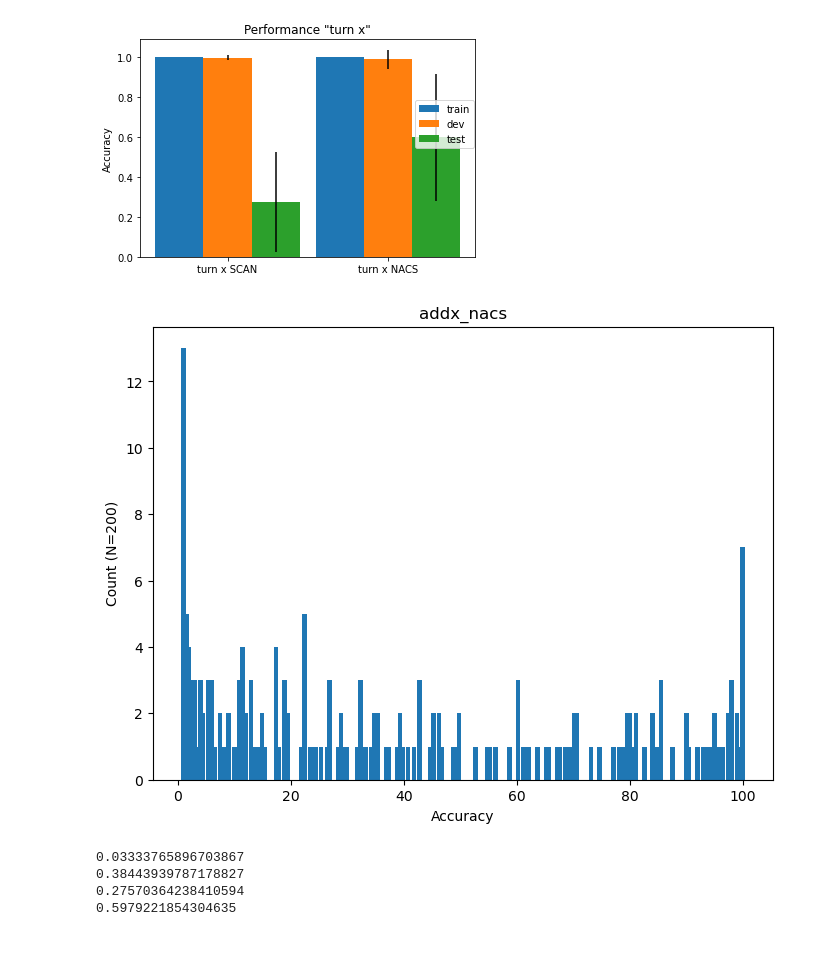
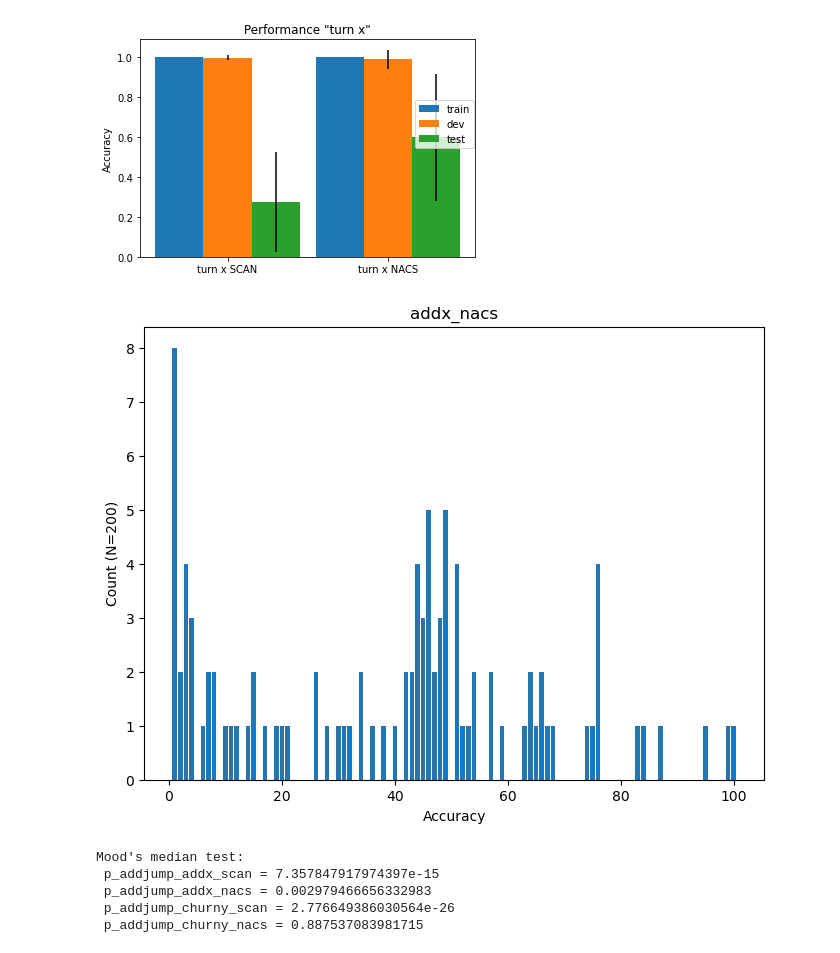
Before and after one commit to JanAthmer/Compositional-generalization-capabillity-of-Transformer, a Jupyter notebook: Results_addx_jump.ipynb, the cells around one changed output. Saved outputs shown, nothing was run; the diff lists cells and outputs as text; code cells hidden in the pictures.

Commit message:
Added Mood's median test since the results had skewed distributions.

```diff
--- a/Results_addx_jump.ipynb
+++ b/Results_addx_jump.ipynb
@@ -147,40 +149,42 @@ plt.show()
 # %% [output]
 [figure]
 # %%
-#Flattens the 2d array to 1d to get raw results of every epoch:
-Accuracy_2epochs = addx_nacs_test.flatten()
+Accuracy_2epochs = [addjump_nacs_test[i,1] for i in range(n_runs)]
 
 #Sets n to (the amount of runs) * (numper of epochs) and makes
-n = n_runs*2
+n = n_runs
 c = np.linspace(1,100,n)
 H = np.linspace(0,1,n+1)
 Count = np.zeros([n])
 
 #Count the number of measurements that fall within a 0.1 range.
 for i in range(n):
     for j in range(n):
         if H[j] <= Accuracy_2epochs[i] <= H[j+1]:
             Count[j] = Count[j]+1
 
 #plot
 figure(figsize=(8, 6), dpi=100)
 plt.bar(c,Count)
 plt.xlabel('Accuracy')
 plt.ylabel('Count (N=200)')
 plt.title('addx_nacs')
 plt.show()
 # %% [output]
-[figure, old version]
+[figure, new version]
-# %%
-print(np.mean([np.max(addjump_scan_test[i,:]) for i in range(n_runs)]))
-print(np.mean([np.max(addjump_nacs_test[i,:]) for i in range(n_runs)]))
-print(np.mean([np.max(addx_scan_test[i,:]) for i in range(n_runs)]))
-print(np.mean([np.max(addx_nacs_test[i,:]) for i in range(n_runs)]))
-# %% [output]
-0.03333765896703867
-0.38443939787178827
-0.27570364238410594
-0.5979221854304635
+# %%
+p_1 = scipy.stats.median_test([np.max(addjump_scan_test[i,:]) for i in range(n_runs)],[np.max(addx_scan_test[i,:]) for i in range(n_runs)])[1]
+p_2 = scipy.stats.median_test([np.max(addjump_nacs_test[i,:]) for i in range(n_runs)],[np.max(addx_nacs_test[i,:]) for i in range(n_runs)])[1]
+p_3 = scipy.stats.median_test([np.max(addjump_scan_test[i,:]) for i in range(n_runs)],[np.max(churny_scan_test[i,:]) for i in range(n_runs)])[1]
+p_4 = scipy.stats.median_test([np.max(addjump_nacs_test[i,:]) for i in range(n_runs)],[np.max(churny_nacs_test[i,:]) for i in range(n_runs)])[1]
+print("Mood's median test:")
+print(" p_addjump_addx_scan =", p_1, "\n p_addjump_addx_nacs =", p_2,"\n p_addjump_churny_scan =", p_3,"\n p_addjump_churny_nacs =", p_4)
+# %% [output]
+Mood's median test:
+ p_addjump_addx_scan = 7.357847917974397e-15
+ p_addjump_addx_nacs = 0.002979466656332983
+ p_addjump_churny_scan = 2.776649386030564e-26
+ p_addjump_churny_nacs = 0.887537083981715
 # %%
 print(addjump_scan_test_std)
 print(addjump_nacs_test_std)
```
Also changed, not shown: parts of 4 cells of this notebook, 12 other files.
